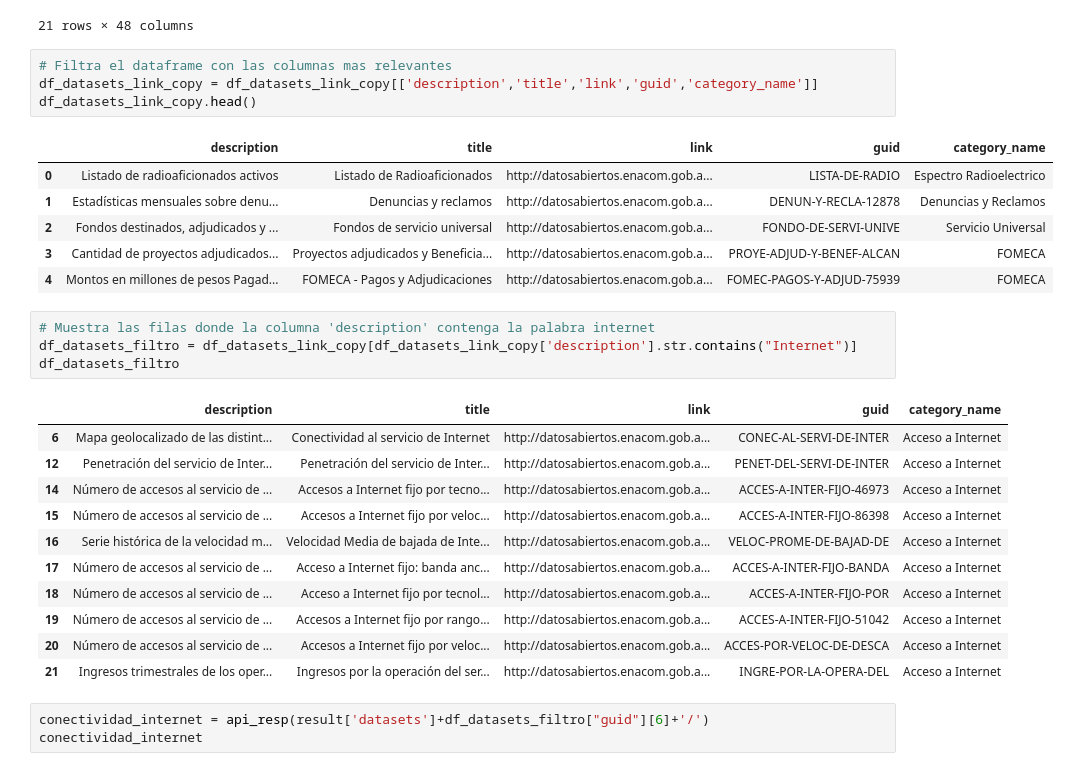
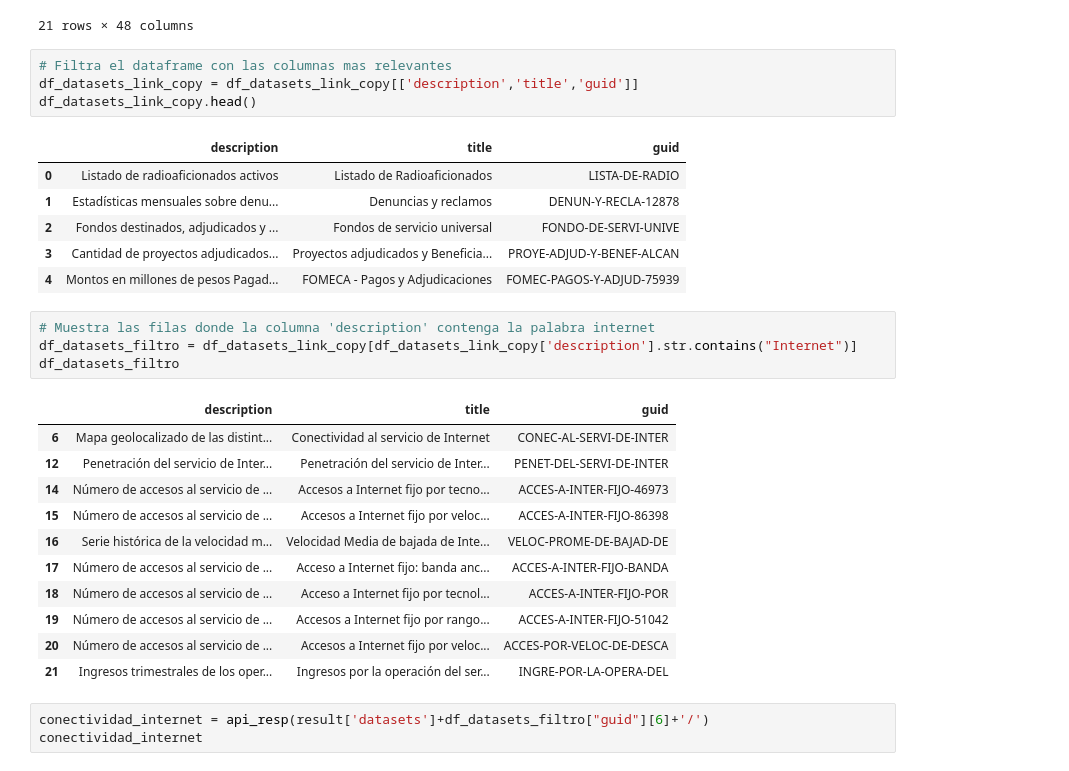
Before and after one commit to Galo0000/Analitics_Proyect, a Jupyter notebook: Extracion_datos.ipynb, the cells around one changed output. Drawn from its saved outputs; the diff is of its cells as text.

```diff
--- a/Extracion_datos.ipynb
+++ b/Extracion_datos.ipynb
@@ -91,31 +87,31 @@ df_datasets_link_copy.transpose()   # Invierto columnas con filas con la funcion
 21 rows × 48 columns
 # %%
 # Filtra el dataframe con las columnas mas relevantes
-df_datasets_link_copy = df_datasets_link_copy[['description','title','link','guid','category_name']]
+df_datasets_link_copy = df_datasets_link_copy[['description','title','guid']]
 df_datasets_link_copy.head()
 # %% [output]
-|  | description | title | link | guid | category_name |
-| 0 | Listado de radioaficionados activos | Listado de Radioaficionados | http://datosabiertos.enacom.gob.a... | LISTA-DE-RADIO | Espectro Radioelectrico |
-| 1 | Estadísticas mensuales sobre denu... | Denuncias y reclamos | http://datosabiertos.enacom.gob.a... | DENUN-Y-RECLA-12878 | Denuncias y Reclamos |
-| 2 | Fondos destinados, adjudicados y ... | Fondos de servicio universal | http://datosabiertos.enacom.gob.a... | FONDO-DE-SERVI-UNIVE | Servicio Universal |
-| 3 | Cantidad de proyectos adjudicados... | Proyectos adjudicados y Beneficia... | http://datosabiertos.enacom.gob.a... | PROYE-ADJUD-Y-BENEF-ALCAN | FOMECA |
-| 4 | Montos en millones de pesos Pagad... | FOMECA - Pagos y Adjudicaciones | http://datosabiertos.enacom.gob.a... | FOMEC-PAGOS-Y-ADJUD-75939 | FOMECA |
+|  | description | title | guid |
+| 0 | Listado de radioaficionados activos | Listado de Radioaficionados | LISTA-DE-RADIO |
+| 1 | Estadísticas mensuales sobre denu... | Denuncias y reclamos | DENUN-Y-RECLA-12878 |
+| 2 | Fondos destinados, adjudicados y ... | Fondos de servicio universal | FONDO-DE-SERVI-UNIVE |
+| 3 | Cantidad de proyectos adjudicados... | Proyectos adjudicados y Beneficia... | PROYE-ADJUD-Y-BENEF-ALCAN |
+| 4 | Montos en millones de pesos Pagad... | FOMECA - Pagos y Adjudicaciones | FOMEC-PAGOS-Y-ADJUD-75939 |
 # %%
 # Muestra las filas donde la columna 'description' contenga la palabra internet
 df_datasets_filtro = df_datasets_link_copy[df_datasets_link_copy['description'].str.contains("Internet")]
 df_datasets_filtro
 # %% [output]
-|  | description | title | link | guid | category_name |
-| 6 | Mapa geolocalizado de las distint... | Conectividad al servicio de Internet | http://datosabiertos.enacom.gob.a... | CONEC-AL-SERVI-DE-INTER | Acceso a Internet |
-| 12 | Penetración del servicio de Inter... | Penetración del servicio de Inter... | http://datosabiertos.enacom.gob.a... | PENET-DEL-SERVI-DE-INTER | Acceso a Internet |
-| 14 | Número de accesos al servicio de ... | Accesos a Internet fijo por tecno... | http://datosabiertos.enacom.gob.a... | ACCES-A-INTER-FIJO-46973 | Acceso a Internet |
-| 15 | Número de accesos al servicio de ... | Accesos a Internet fijo por veloc... | http://datosabiertos.enacom.gob.a... | ACCES-A-INTER-FIJO-86398 | Acceso a Internet |
-| 16 | Serie histórica de la velocidad m... | Velocidad Media de bajada de Inte... | http://datosabiertos.enacom.gob.a... | VELOC-PROME-DE-BAJAD-DE | Acceso a Internet |
-| 17 | Número de accesos al servicio de ... | Acceso a Internet fijo: banda anc... | http://datosabiertos.enacom.gob.a... | ACCES-A-INTER-FIJO-BANDA | Acceso a Internet |
-| 18 | Número de accesos al servicio de ... | Acceso a Internet fijo por tecnol... | http://datosabiertos.enacom.gob.a... | ACCES-A-INTER-FIJO-POR | Acceso a Internet |
-| 19 | Número de accesos al servicio de ... | Accesos a Internet fijo por rango... | http://datosabiertos.enacom.gob.a... | ACCES-A-INTER-FIJO-51042 | Acceso a Internet |
-| 20 | Número de accesos al servicio de ... | Accesos a Internet fijo por veloc... | http://datosabiertos.enacom.gob.a... | ACCES-POR-VELOC-DE-DESCA | Acceso a Internet |
-| 21 | Ingresos trimestrales de los oper... | Ingresos por la operación del ser... | http://datosabiertos.enacom.gob.a... | INGRE-POR-LA-OPERA-DEL | Acceso a Internet |
+|  | description | title | guid |
+| 6 | Mapa geolocalizado de las distint... | Conectividad al servicio de Internet | CONEC-AL-SERVI-DE-INTER |
+| 12 | Penetración del servicio de Inter... | Penetración del servicio de Inter... | PENET-DEL-SERVI-DE-INTER |
+| 14 | Número de accesos al servicio de ... | Accesos a Internet fijo por tecno... | ACCES-A-INTER-FIJO-46973 |
+| 15 | Número de accesos al servicio de ... | Accesos a Internet fijo por veloc... | ACCES-A-INTER-FIJO-86398 |
+| 16 | Serie histórica de la velocidad m... | Velocidad Media de bajada de Inte... | VELOC-PROME-DE-BAJAD-DE |
+| 17 | Número de accesos al servicio de ... | Acceso a Internet fijo: banda anc... | ACCES-A-INTER-FIJO-BANDA |
+| 18 | Número de accesos al servicio de ... | Acceso a Internet fijo por tecnol... | ACCES-A-INTER-FIJO-POR |
+| 19 | Número de accesos al servicio de ... | Accesos a Internet fijo por rango... | ACCES-A-INTER-FIJO-51042 |
+| 20 | Número de accesos al servicio de ... | Accesos a Internet fijo por veloc... | ACCES-POR-VELOC-DE-DESCA |
+| 21 | Ingresos trimestrales de los oper... | Ingresos por la operación del ser... | INGRE-POR-LA-OPERA-DEL |
 # %%
 conectividad_internet = api_resp(result['datasets']+df_datasets_filtro["guid"][6]+'/')
 conectividad_internet
```
Also changed, not shown: parts of 19 cells of this notebook, 19 other files.
